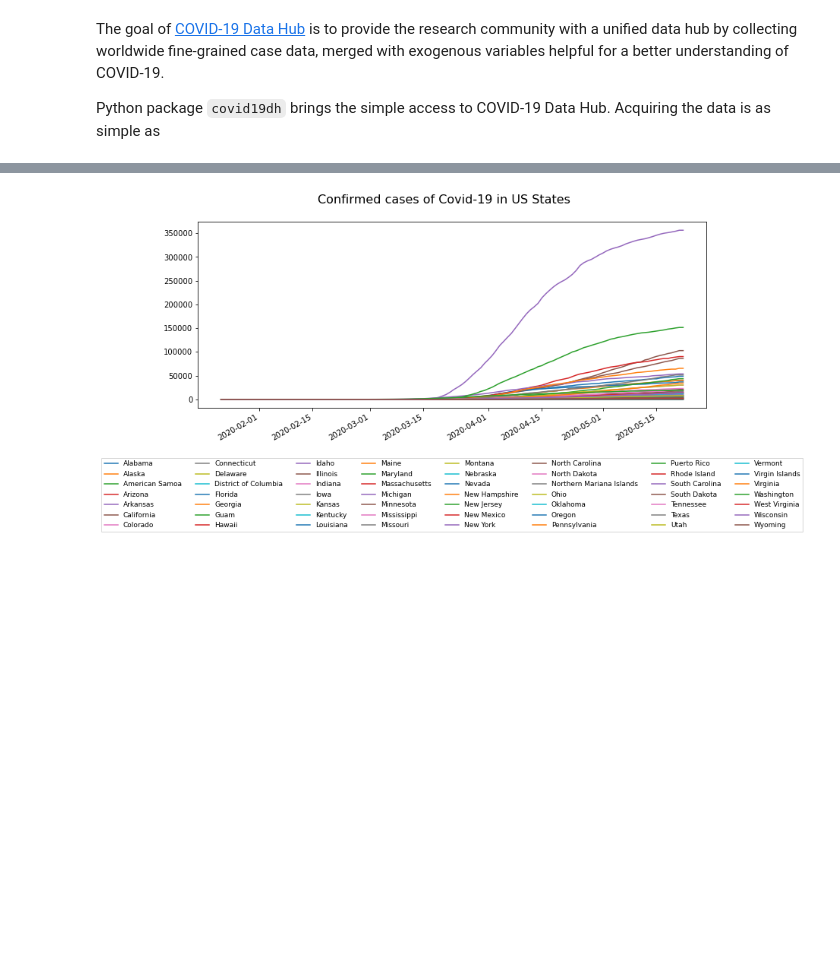
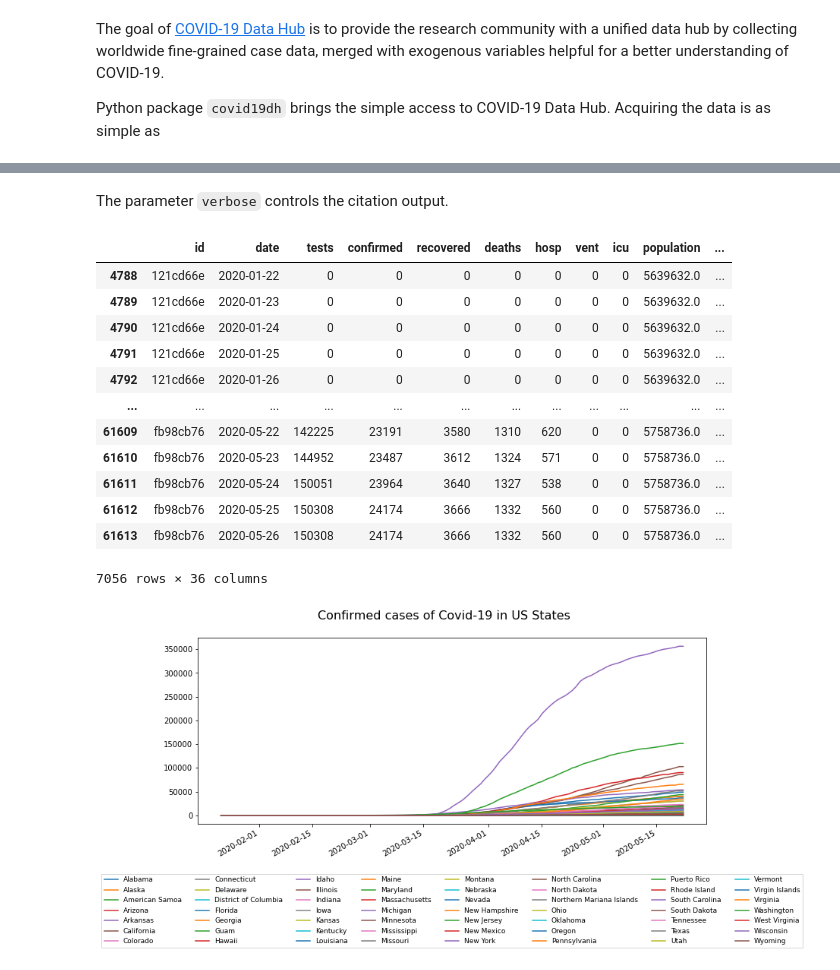
Before and after one commit to covid19datahub/Python, a Jupyter notebook: doc/presentation.ipynb, the cells around one changed output, grey strips where cells are left out. Cells and saved outputs as stored; diff of their text form; code cells hidden in the pictures; blank space fills up the shorter version.

```diff
--- a/doc/presentation.ipynb
+++ b/doc/presentation.ipynb
@@ -62,3 +108,21 @@ plt.show()
+# %% [markdown]
+The parameter `verbose` controls the citation output.
+# %%
+usa2
+# %% [output]
+|  | id | date | tests | confirmed | recovered | deaths | hosp | vent | icu | population | ... |
+| 4788 | 121cd66e | 2020-01-22 | 0 | 0 | 0 | 0 | 0 | 0 | 0 | 5639632.0 | ... |
+| 4789 | 121cd66e | 2020-01-23 | 0 | 0 | 0 | 0 | 0 | 0 | 0 | 5639632.0 | ... |
+| 4790 | 121cd66e | 2020-01-24 | 0 | 0 | 0 | 0 | 0 | 0 | 0 | 5639632.0 | ... |
+| 4791 | 121cd66e | 2020-01-25 | 0 | 0 | 0 | 0 | 0 | 0 | 0 | 5639632.0 | ... |
+| 4792 | 121cd66e | 2020-01-26 | 0 | 0 | 0 | 0 | 0 | 0 | 0 | 5639632.0 | ... |
+| ... | ... | ... | ... | ... | ... | ... | ... | ... | ... | ... | ... |
+| 61609 | fb98cb76 | 2020-05-22 | 142225 | 23191 | 3580 | 1310 | 620 | 0 | 0 | 5758736.0 | ... |
+| 61610 | fb98cb76 | 2020-05-23 | 144952 | 23487 | 3612 | 1324 | 571 | 0 | 0 | 5758736.0 | ... |
+| 61611 | fb98cb76 | 2020-05-24 | 150051 | 23964 | 3640 | 1327 | 538 | 0 | 0 | 5758736.0 | ... |
+| 61612 | fb98cb76 | 2020-05-25 | 150308 | 24174 | 3666 | 1332 | 560 | 0 | 0 | 5758736.0 | ... |
+| 61613 | fb98cb76 | 2020-05-26 | 150308 | 24174 | 3666 | 1332 | 560 | 0 | 0 | 5758736.0 | ... |
+7056 rows × 36 columns
 # %%
 # plot each state separately
 for state in usa2.groupby("administrative_area_level_2").groups:
```
Also changed, not shown: parts of 23 cells of this notebook.
